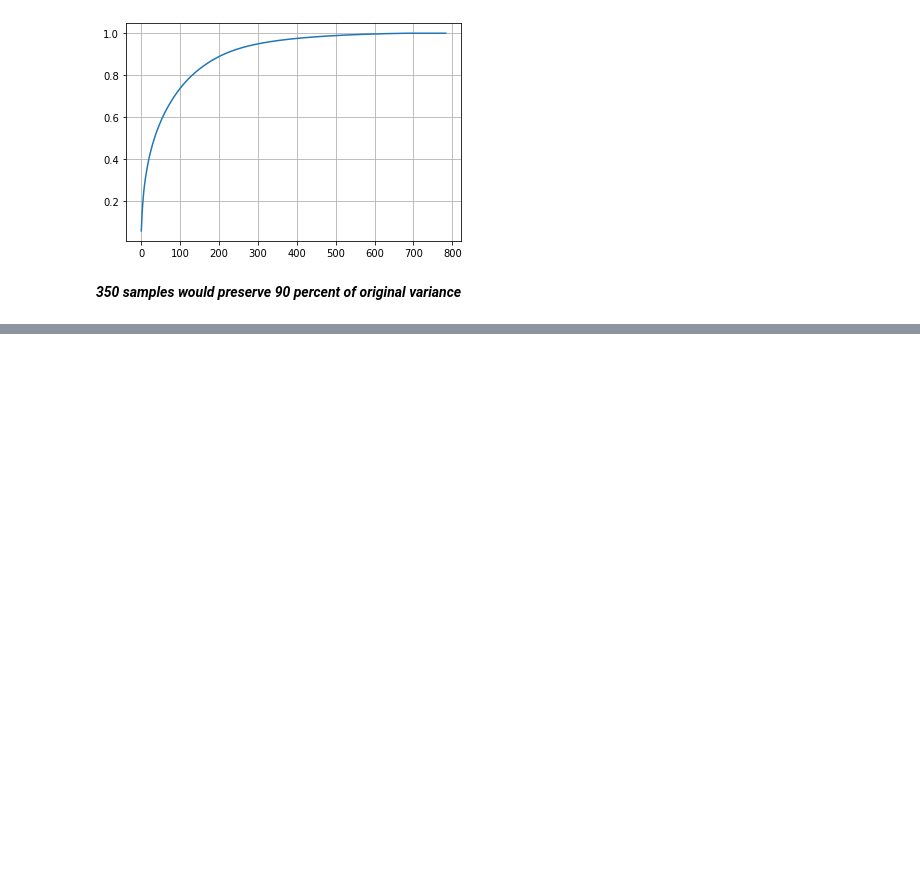
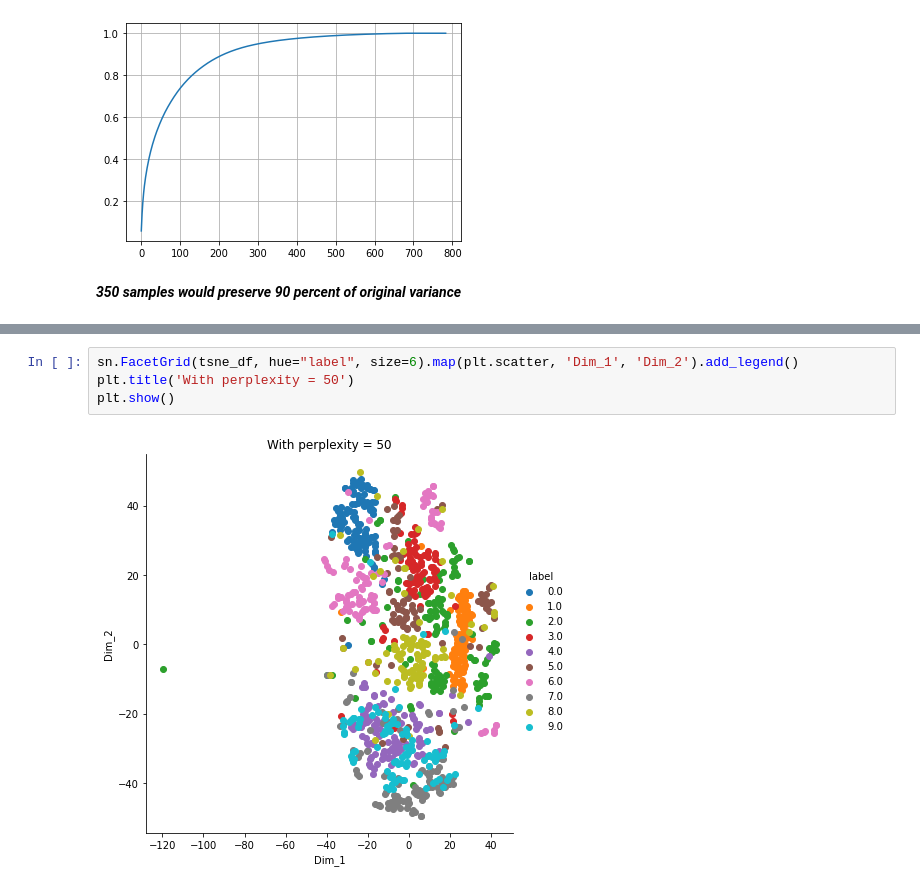
Before and after one commit to BenMeehan/Exploratory-Data-Analysis, a Jupyter notebook: Dimensionality_Reduction.ipynb, the cells around one changed output, grey strips where cells are left out. Cells and saved outputs as stored; diff of their text form; blank space fills up the shorter version.

```diff
--- a/Dimensionality_Reduction.ipynb
+++ b/Dimensionality_Reduction.ipynb
@@ -193,0 +247,6 @@ plt.plot(ratio_cs)
+# %%
+sn.FacetGrid(tsne_df, hue="label", size=6).map(plt.scatter, 'Dim_1', 'Dim_2').add_legend()
+plt.title('With perplexity = 50')
+plt.show()
+# %% [output]
+[figure, added]
```
Also changed, not shown: parts of 9 cells of this notebook.
